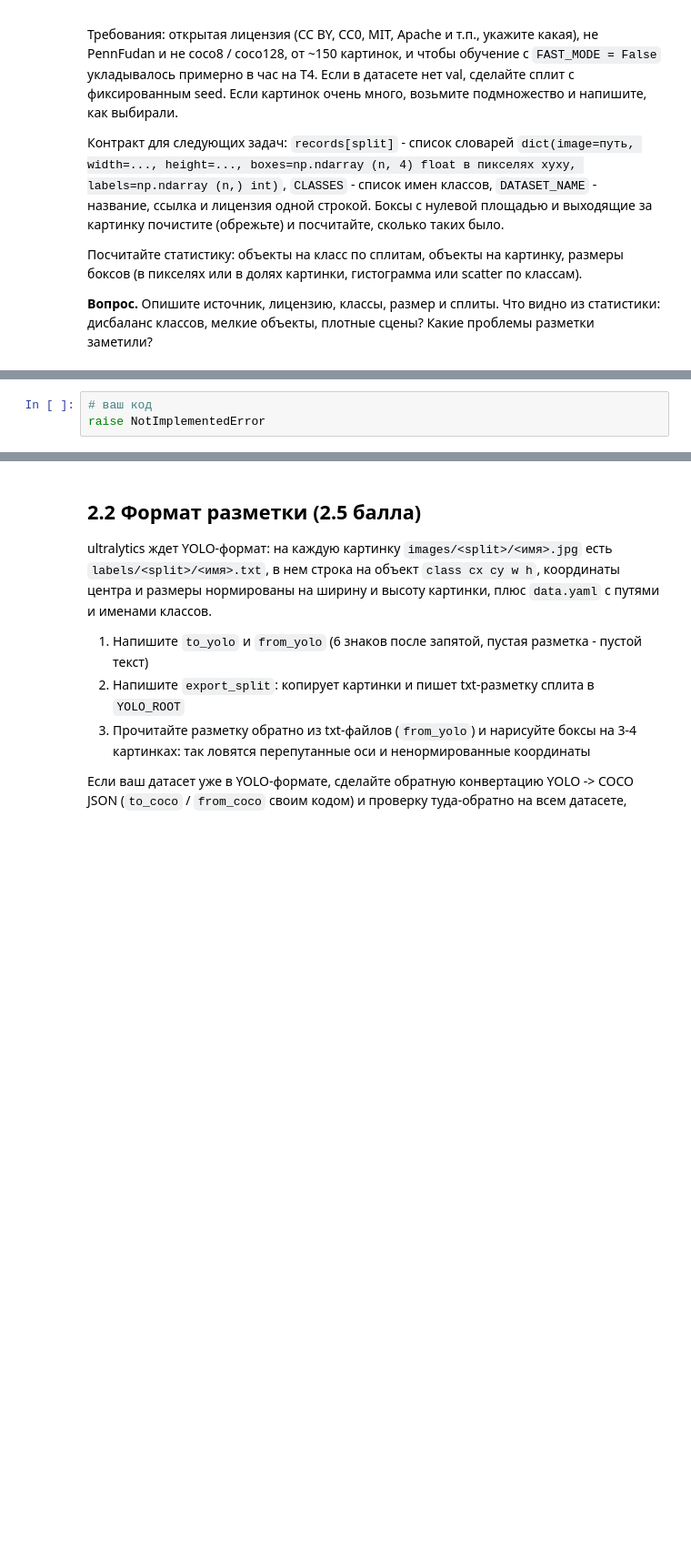
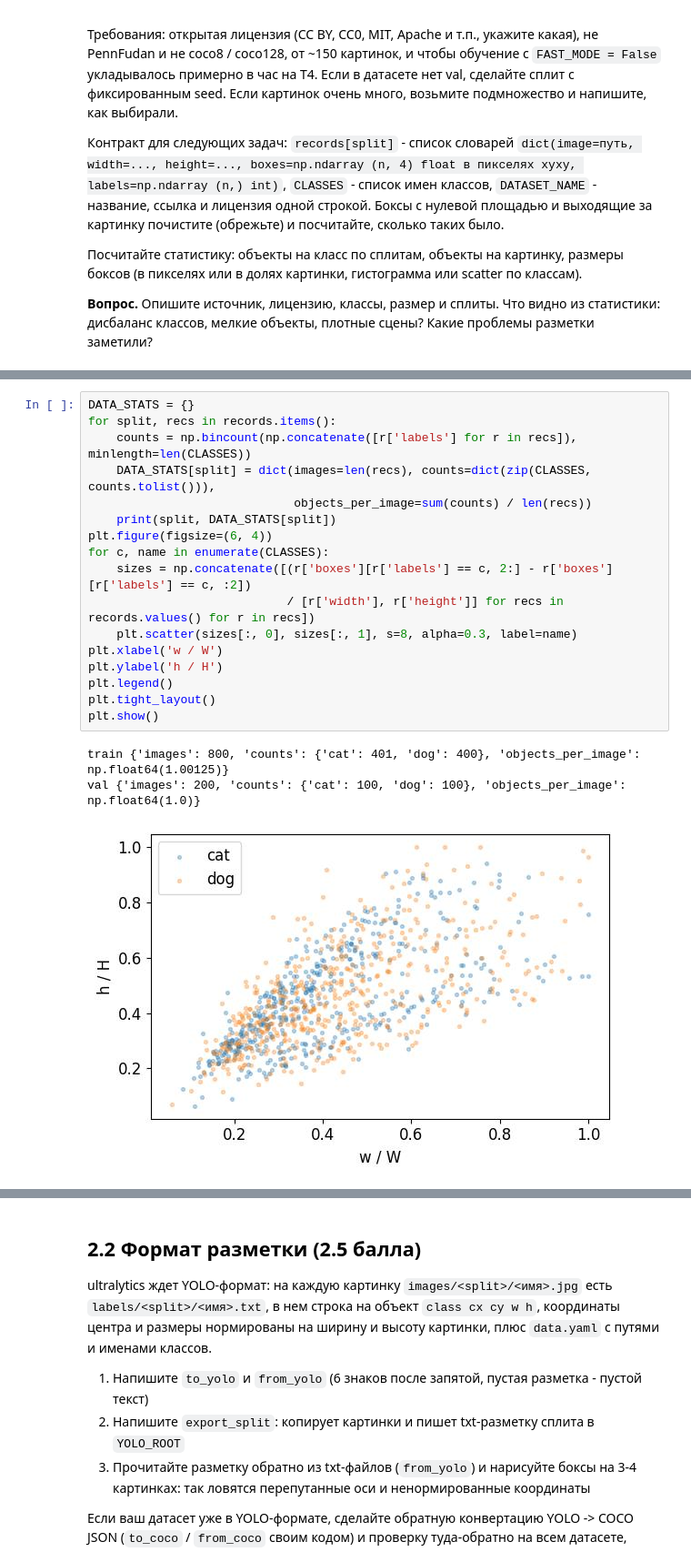
Before and after one commit to ivampo/dl_2026_itmo, a Jupyter notebook: lab-2/hw2_cv.ipynb, the cells around one changed output, grey strips where cells are left out. Shown at 91% size. Cells and saved outputs as stored; diff of their text form; blank space fills up the shorter version.

```diff
--- a/lab-2/hw2_cv.ipynb
+++ b/lab-2/hw2_cv.ipynb
@@ -268,4 +391,22 @@ for split, recs in records.items():
 # %%
-# ваш код
-raise NotImplementedError
+DATA_STATS = {}
+for split, recs in records.items():
+    counts = np.bincount(np.concatenate([r['labels'] for r in recs]), minlength=len(CLASSES))
+    DATA_STATS[split] = dict(images=len(recs), counts=dict(zip(CLASSES, counts.tolist())),
+                             objects_per_image=sum(counts) / len(recs))
+    print(split, DATA_STATS[split])
+plt.figure(figsize=(6, 4))
+for c, name in enumerate(CLASSES):
+    sizes = np.concatenate([(r['boxes'][r['labels'] == c, 2:] - r['boxes'][r['labels'] == c, :2])
+                            / [r['width'], r['height']] for recs in records.values() for r in recs])
+    plt.scatter(sizes[:, 0], sizes[:, 1], s=8, alpha=0.3, label=name)
+plt.xlabel('w / W')
+plt.ylabel('h / H')
+plt.legend()
+plt.tight_layout()
+plt.show()
+# %% [output]
+train {'images': 800, 'counts': {'cat': 401, 'dog': 400}, 'objects_per_image': np.float64(1.00125)}
+val {'images': 200, 'counts': {'cat': 100, 'dog': 100}, 'objects_per_image': np.float64(1.0)}
+[figure, added]
 # %% [markdown]
```
Also changed, not shown: parts of 49 cells of this notebook, 8 other files.
